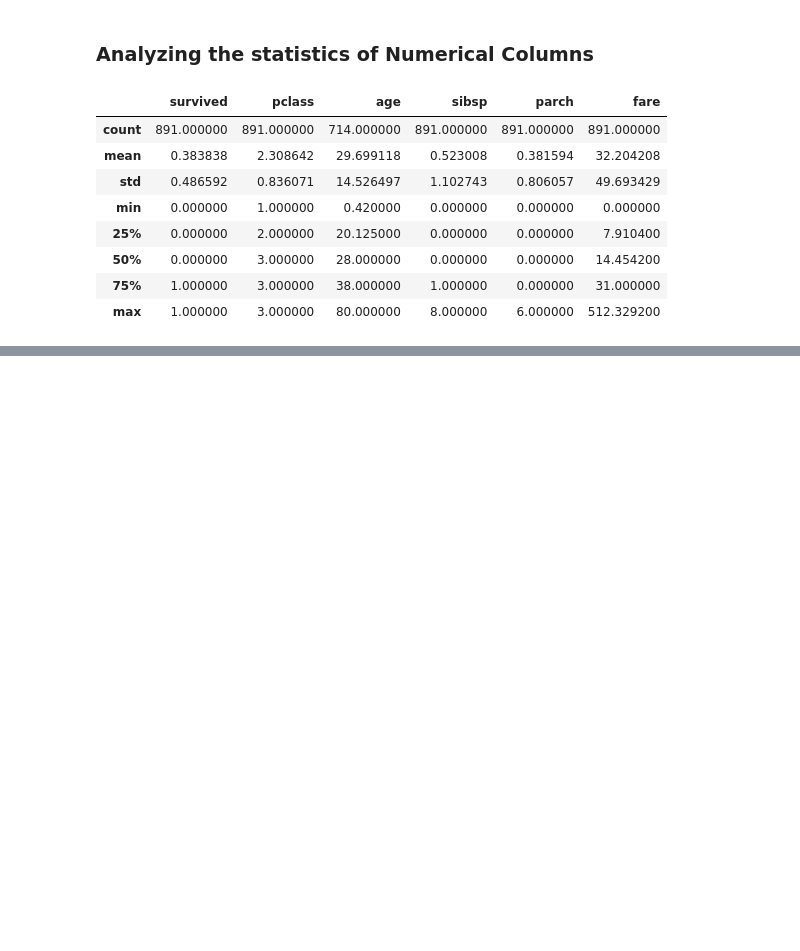
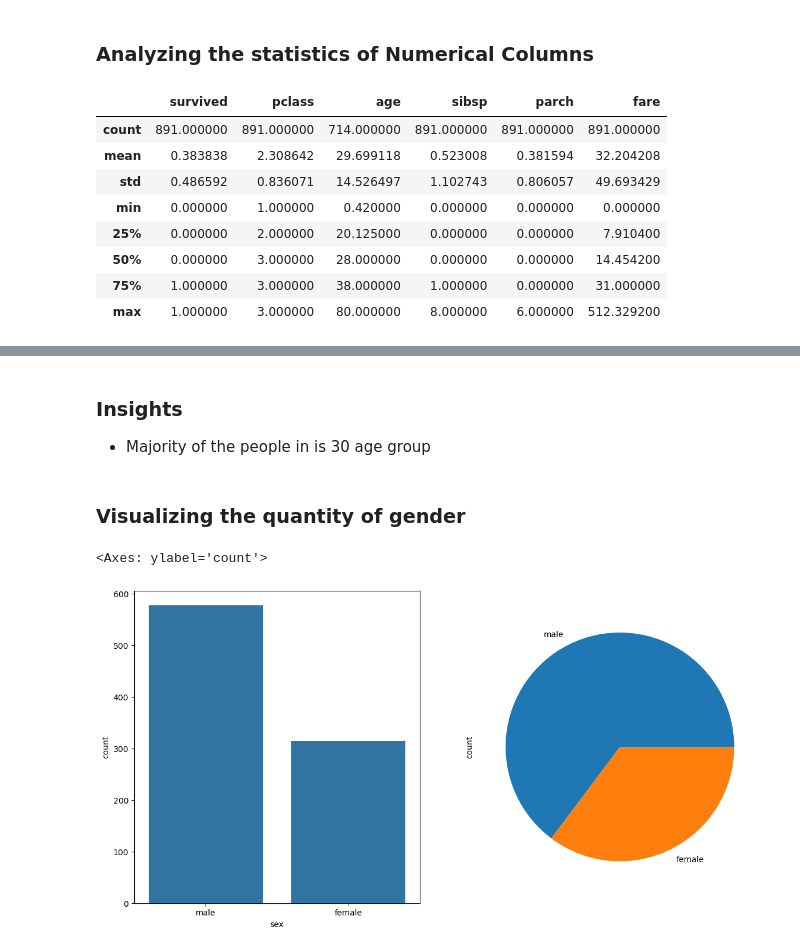
Before and after one commit to anonymous298/Exploratory_Data_Analysis, a Jupyter notebook: Notebooks/EDA_Titanic_Dataset.ipynb, the cells around one changed output, grey strips where cells are left out. Cells and saved outputs as stored; diff of their text form; code cells hidden in the pictures; blank space fills up the shorter version.

```diff
--- a/Notebooks/EDA_Titanic_Dataset.ipynb
+++ b/Notebooks/EDA_Titanic_Dataset.ipynb
@@ -84,0 +194,15 @@ df.head()
+# %% [markdown]
+### Insights
+- Majority of the people in is 30 age group
+# %% [markdown]
+### Visualizing the quantity of gender
+# %%
+plt.figure(figsize=(14,7))
+plt.subplot(1,2,1)
+sns.countplot(data=df, x='sex')
+
+plt.subplot(1,2,2)
+df['sex'].value_counts().plot(kind='pie')
+# %% [output]
+<Axes: ylabel='count'>
+[figure, added]
```
Also changed, not shown: parts of 54 cells of this notebook.
